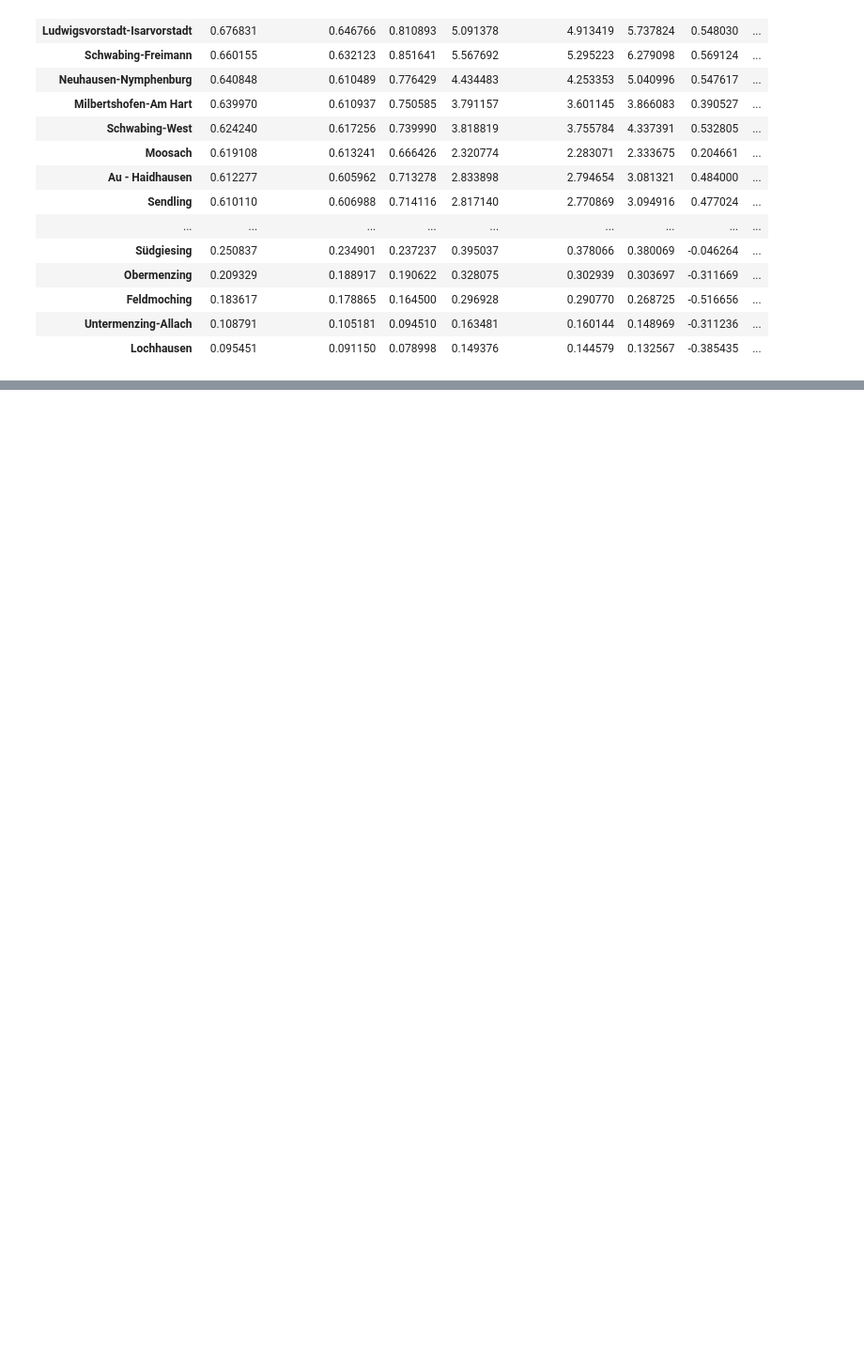
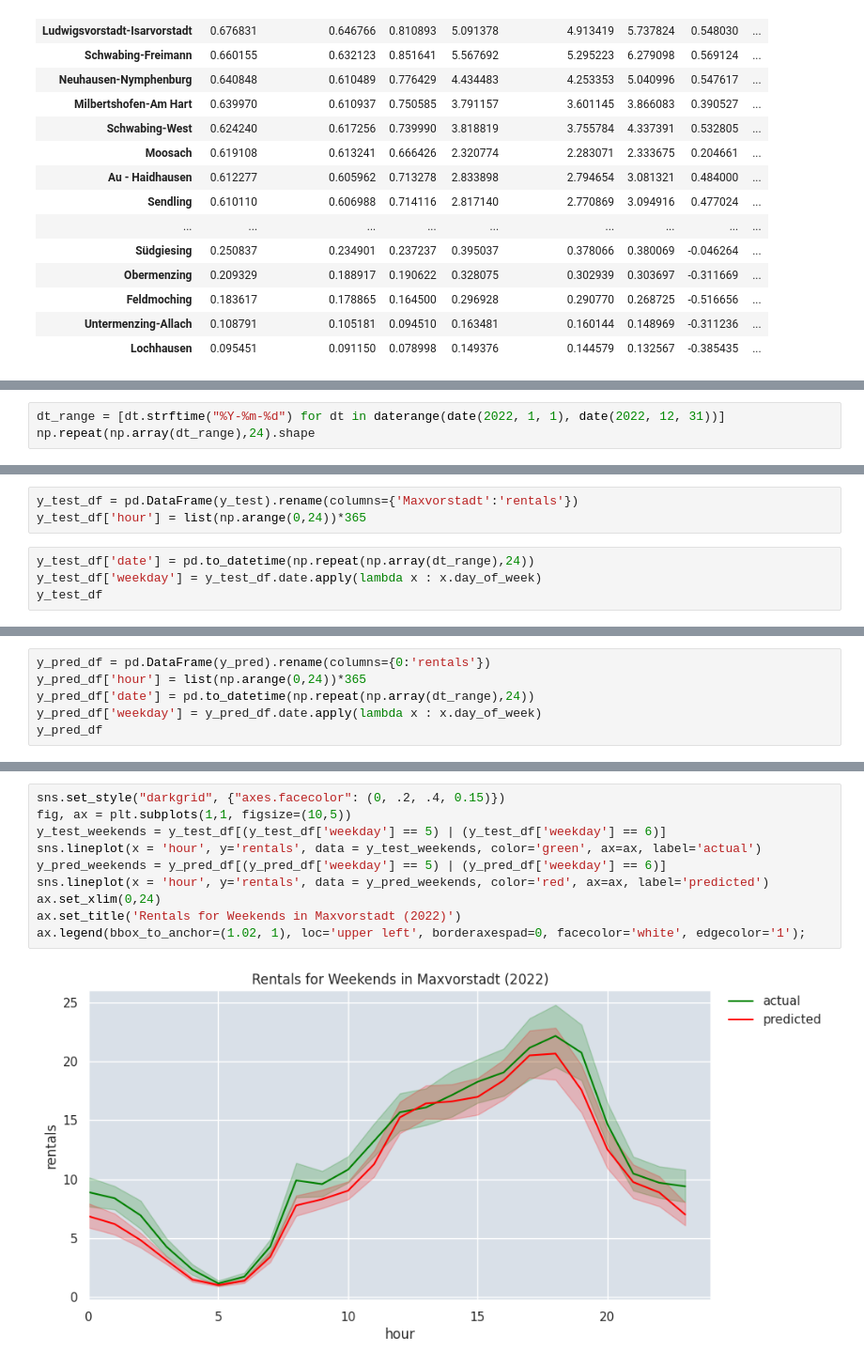
Before and after one commit to shoefer987/bike_sharing_demand, a Jupyter notebook: notebooks/shoefer987_xgboost.ipynb, the cells around one changed output, grey strips where cells are left out. Shown at 94% size. Saved outputs shown, nothing was run; the diff lists cells and outputs as text; blank space fills up the shorter version.

Commit message:
added evaluation plots

```diff
--- a/notebooks/shoefer987_xgboost.ipynb
+++ b/notebooks/shoefer987_xgboost.ipynb
@@ -906,0 +959,3 @@ xgb_maxvorstadt = XGBRegressor(objective='reg:squarederror', **hyper_params)
+# %%
+dt_range = [dt.strftime("%Y-%m-%d") for dt in daterange(date(2022, 1, 1), date(2022, 12, 31))]
+np.repeat(np.array(dt_range),24).shape
@@ -906,0 +964,7 @@ xgb_maxvorstadt = XGBRegressor(objective='reg:squarederror', **hyper_params)
+# %%
+y_test_df = pd.DataFrame(y_test).rename(columns={'Maxvorstadt':'rentals'})
+y_test_df['hour'] = list(np.arange(0,24))*365
+# %%
+y_test_df['date'] = pd.to_datetime(np.repeat(np.array(dt_range),24))
+y_test_df['weekday'] = y_test_df.date.apply(lambda x : x.day_of_week)
+y_test_df
@@ -906,0 +985,6 @@ xgb_maxvorstadt = XGBRegressor(objective='reg:squarederror', **hyper_params)
+# %%
+y_pred_df = pd.DataFrame(y_pred).rename(columns={0:'rentals'})
+y_pred_df['hour'] = list(np.arange(0,24))*365
+y_pred_df['date'] = pd.to_datetime(np.repeat(np.array(dt_range),24))
+y_pred_df['weekday'] = y_pred_df.date.apply(lambda x : x.day_of_week)
+y_pred_df
@@ -906,0 +1005,12 @@ xgb_maxvorstadt = XGBRegressor(objective='reg:squarederror', **hyper_params)
+# %%
+sns.set_style("darkgrid", {"axes.facecolor": (0, .2, .4, 0.15)})
+fig, ax = plt.subplots(1,1, figsize=(10,5))
+y_test_weekends = y_test_df[(y_test_df['weekday'] == 5) | (y_test_df['weekday'] == 6)]
+sns.lineplot(x = 'hour', y='rentals', data = y_test_weekends, color='green', ax=ax, label='actual')
+y_pred_weekends = y_pred_df[(y_pred_df['weekday'] == 5) | (y_pred_df['weekday'] == 6)]
+sns.lineplot(x = 'hour', y='rentals', data = y_pred_weekends, color='red', ax=ax, label='predicted')
+ax.set_xlim(0,24)
+ax.set_title('Rentals for Weekends in Maxvorstadt (2022)')
+ax.legend(bbox_to_anchor=(1.02, 1), loc='upper left', borderaxespad=0, facecolor='white', edgecolor='1');
+# %% [output]
+[figure, added]
```
Also changed, not shown: parts of 32 cells of this notebook.
